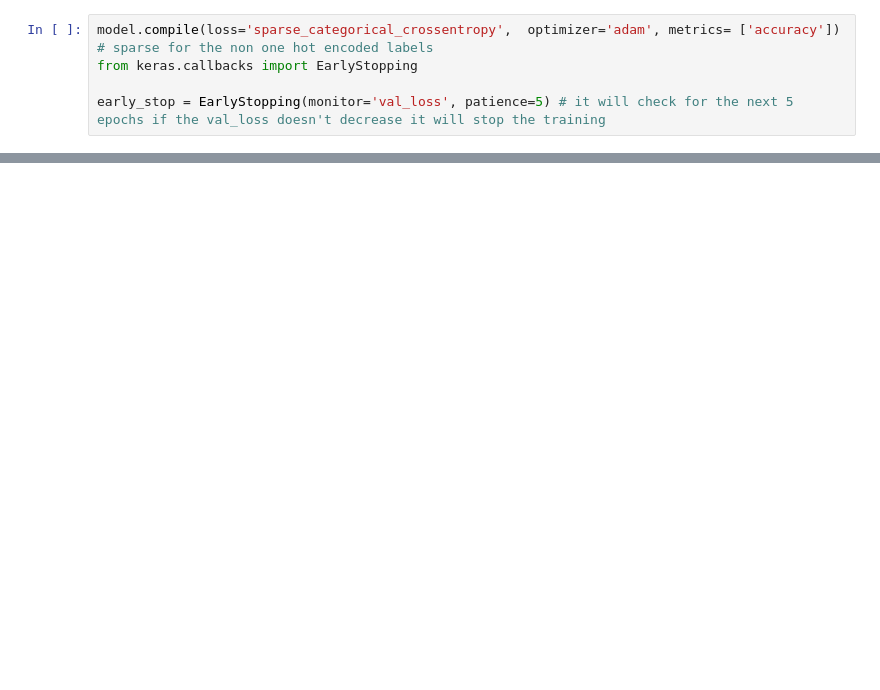
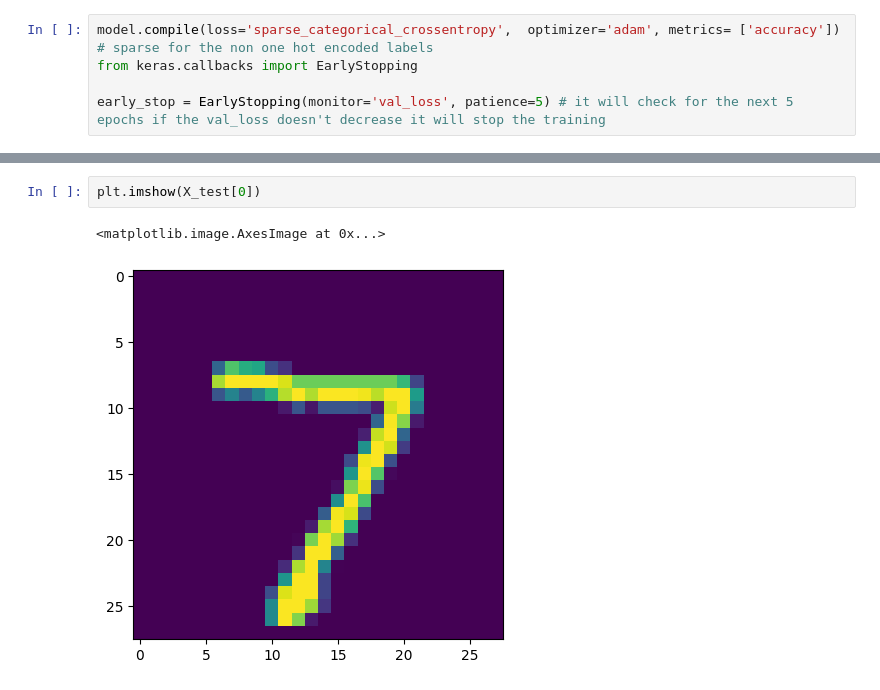
Before and after one commit to sapk-pa1/100-days-of-Machine-Learning-and-Deep-Learning, a Jupyter notebook: 100 Days of Deep Learning/Day9/handwriting_digit.ipynb, the cells around one changed output, grey strips where cells are left out. Drawn from its saved outputs; the diff is of its cells as text; blank space fills up the shorter version.

```diff
--- a/100 Days of Deep Learning/Day9/handwriting_digit.ipynb
+++ b/100 Days of Deep Learning/Day9/handwriting_digit.ipynb
@@ -144,0 +182,5 @@ plt.savefig(r"C:\Users\sapko\OneDrive\Documents\Learning\100 Days of Deep Learni
+# %%
+plt.imshow(X_test[0])
+# %% [output]
+<matplotlib.image.AxesImage at 0x...>
+[figure, added]
```
Also changed, not shown: parts of 10 cells of this notebook.
